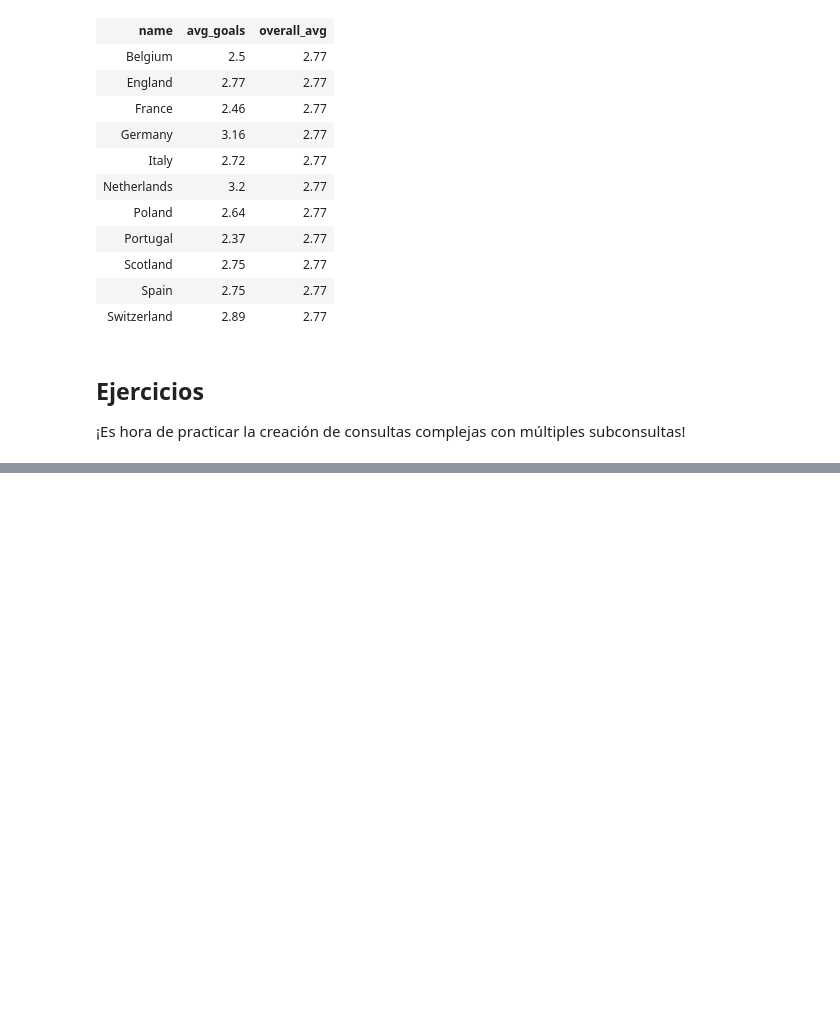
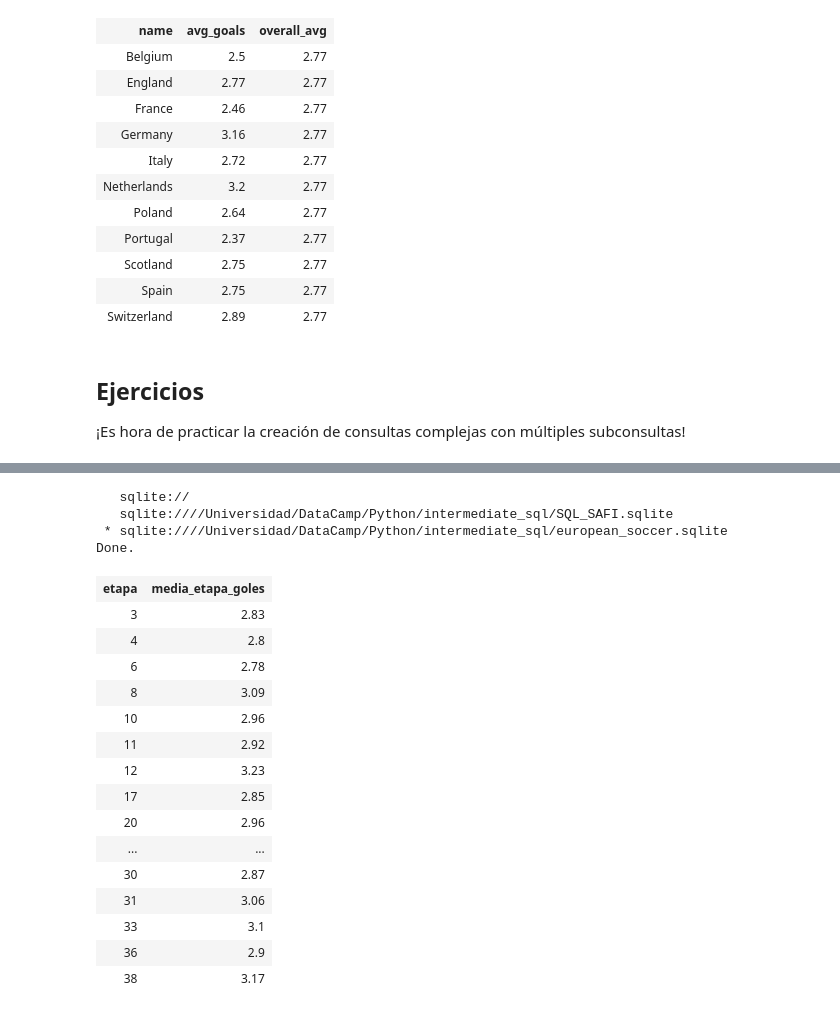
Before and after one commit to adinamarca/notebooks, a Jupyter notebook: SQL/intermediate_sql/notebook.ipynb, the cells around one changed output, grey strips where cells are left out. Drawn from its saved outputs; the diff is of its cells as text; code cells hidden in the pictures; blank space fills up the shorter version.

```diff
--- a/SQL/intermediate_sql/notebook.ipynb
+++ b/SQL/intermediate_sql/notebook.ipynb
@@ -2355,0 +2424,32 @@ Done.
+# %%
+# Finalicamos colocando la subconsulta en el query final
+%sql SELECT s.etapa, \
+s.media_etapa_goles \
+FROM (SELECT stage AS etapa, ROUND(AVG(home_team_goal + away_team_goal),2) AS media_etapa_goles \
+FROM match \
+WHERE season = '2012/2013' \
+GROUP BY stage) AS s \
+WHERE s.media_etapa_goles > (SELECT ROUND(AVG(home_team_goal + away_team_goal), 2) \
+FROM match \
+WHERE season = '2012/2013')
+# %% [output]
+   sqlite://
+   sqlite:////Universidad/DataCamp/Python/intermediate_sql/SQL_SAFI.sqlite
+ * sqlite:////Universidad/DataCamp/Python/intermediate_sql/european_soccer.sqlite
+Done.
+| etapa | media_etapa_goles |
+| 3 | 2.83 |
+| 4 | 2.8 |
+| 6 | 2.78 |
+| 8 | 3.09 |
+| 10 | 2.96 |
+| 11 | 2.92 |
+| 12 | 3.23 |
+| 17 | 2.85 |
+| 20 | 2.96 |
+| ... | ... |
+| 30 | 2.87 |
+| 31 | 3.06 |
+| 33 | 3.1 |
+| 36 | 2.9 |
+| 38 | 3.17 |
```
Also changed, not shown: parts of 8 cells of this notebook.
